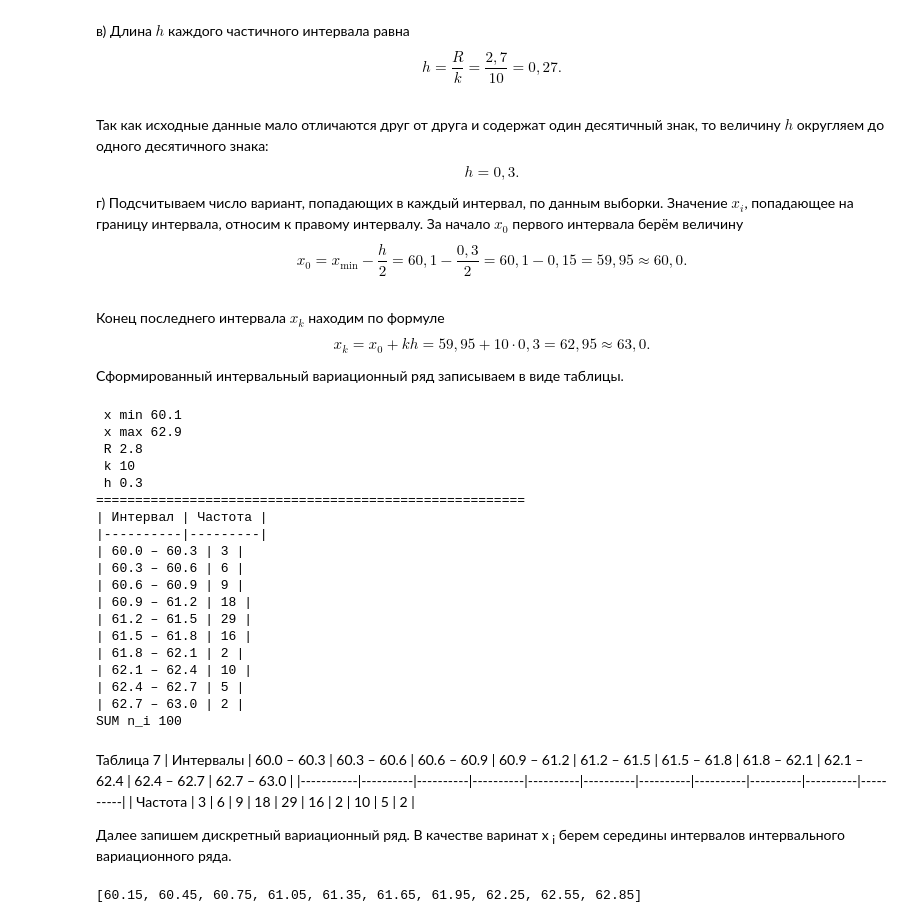
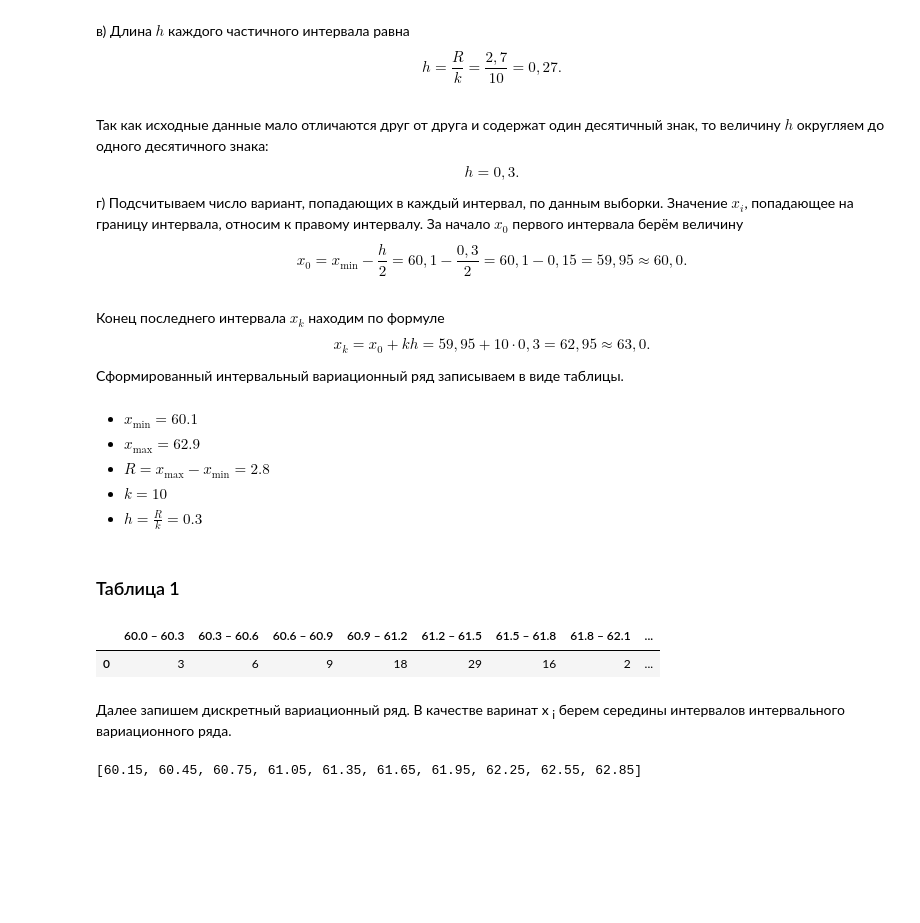
Before and after one commit to osman-miskhodzhev/statistical-data-labs, a Jupyter notebook: lab 1.ipynb, the cells around one changed output. Saved outputs shown, nothing was run; the diff lists cells and outputs as text; code cells hidden in the pictures; blank space fills up the shorter version.

```diff
--- a/lab 1.ipynb
+++ b/lab 1.ipynb
@@ -35,6 +35,8 @@ $$
 Сформированный интервальный вариационный ряд записываем в виде таблицы.
 # %%
 import math
+import pandas as pd
+from IPython.display import Markdown
 
 # исходные данные
 data = [
@@ -47,66 +49,61 @@ data = [
     61.6, 61.0, 61.7, 61.1, 60.9, 61.5, 61.6, 61.4, 61.5, 61.2,
     61.6, 61.3, 61.8, 61.1, 61.7, 60.9, 62.2, 61.1, 62.1, 61.0,
     61.5, 61.7, 62.3, 62.3, 61.7, 62.9, 62.5, 62.8, 62.6, 61.5,
     62.1, 62.6, 61.6, 62.5, 62.4, 62.3, 62.1, 62.3, 62.2, 62.1
 ]
 
 x_min = min(data)
 x_max = max(data)
 R = round((x_max - x_min), 1)
 
 k = 10
 
 h = round((R/k), 1)
 x_0 = round(x_min - 0.5*h)
 x_k = x_max + 0.5*h
 
-print(f" x min {x_min} \n x max {x_max} \n R {R} \n k {k} \n h {h}")
-print("=======================================================")
 
 # формирование вариантов интервалов
 intervals = [(x_0 + i*h, x_0 + (i+1)*h) for i in range(k)]
 
 # подсчитываем число вариант попадающих в каждый интервал
 frequencies = []
 sum_n_i = 0
 for (start, end) in intervals:
     count = sum(1 for x in data if start <= x < end)
     sum_n_i += count
     frequencies.append(count)
 
 list(zip(intervals, frequencies))
-print("| Интервал | Частота |\n|----------|---------|")
-for low, high in intervals:
-    count = sum(1 for x in data if low <= x < high)
-    print(f"| {low:.1f} – {high:.1f} | {count} |")
-print(f"SUM n_i {sum_n_i}")
+
+md = f"""
+- $x_{{\\min}} = {x_min}$
+- $x_{{\\max}} = {x_max}$
+- $R = x_{{\\max}} - x_{{\\min}} = {R}$
+- $k = {k}$
+- $h = \\frac{{R}}{{k}} = {h}$
+"""
+
+display(Markdown(md))
+
+interval_labels = [f"{low:.1f} – {high:.1f}" for (low, high) in intervals]
+freq_data = frequencies
+
+df_horizontal = pd.DataFrame([freq_data], columns=interval_labels)
+
+display(Markdown("### Таблица 1"))
+df_horizontal
 # %% [output]
- x min 60.1
- x max 62.9
- R 2.8
- k 10
- h 0.3
-=======================================================
-| Интервал | Частота |
-|----------|---------|
-| 60.0 – 60.3 | 3 |
-| 60.3 – 60.6 | 6 |
-| 60.6 – 60.9 | 9 |
-| 60.9 – 61.2 | 18 |
-| 61.2 – 61.5 | 29 |
-| 61.5 – 61.8 | 16 |
-| 61.8 – 62.1 | 2 |
-| 62.1 – 62.4 | 10 |
-| 62.4 – 62.7 | 5 |
-| 62.7 – 63.0 | 2 |
-SUM n_i 100
+
+- $x_{\min} = 60.1$
+- $x_{\max} = 62.9$
+- $R = x_{\max} - x_{\min} = 2.8$
+- $k = 10$
+- $h = \frac{R}{k} = 0.3$
+### Таблица 1
+|  | 60.0 – 60.3 | 60.3 – 60.6 | 60.6 – 60.9 | 60.9 – 61.2 | 61.2 – 61.5 | 61.5 – 61.8 | 61.8 – 62.1 | ... |
+| 0 | 3 | 6 | 9 | 18 | 29 | 16 | 2 | ... |
 # %% [markdown]
-Таблица 7
-| Интервалы | 60.0 – 60.3 | 60.3 – 60.6 | 60.6 – 60.9 | 60.9 – 61.2 | 61.2 – 61.5 | 61.5 – 61.8 | 61.8 – 62.1 | 62.1 – 62.4 | 62.4 – 62.7 | 62.7 – 63.0 |
-|-----------|----------|----------|----------|----------|----------|----------|----------|----------|----------|----------|
-| Частота   | 3 | 6 | 9 | 18 | 29 | 16 | 2 | 10 | 5 | 2 |
-
-
 Далее запишем дискретный вариационный ряд. В качестве варинат x <sub>i</sub> берем середины интервалов интервального вариационного ряда.
 # %%
 intervals
```
Also changed, not shown: parts of 1 cell of this notebook.
